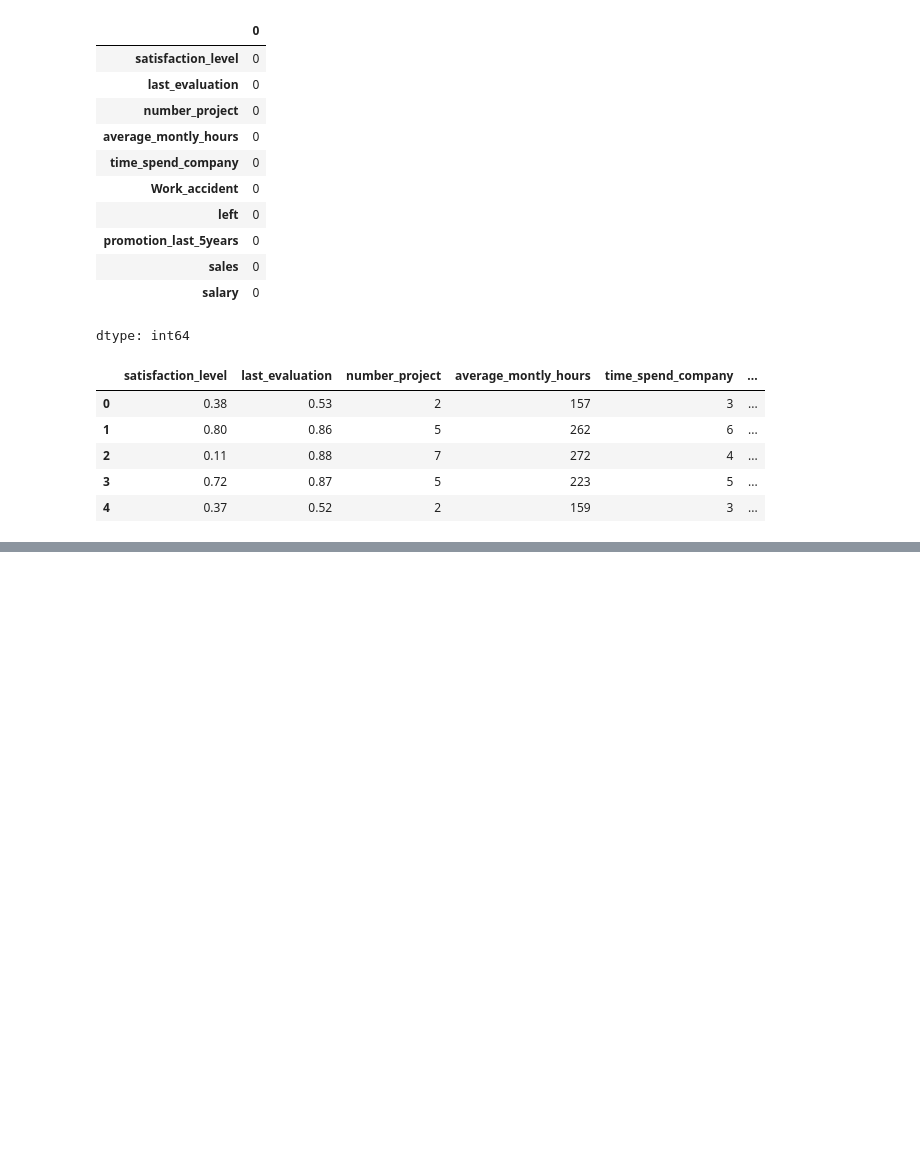
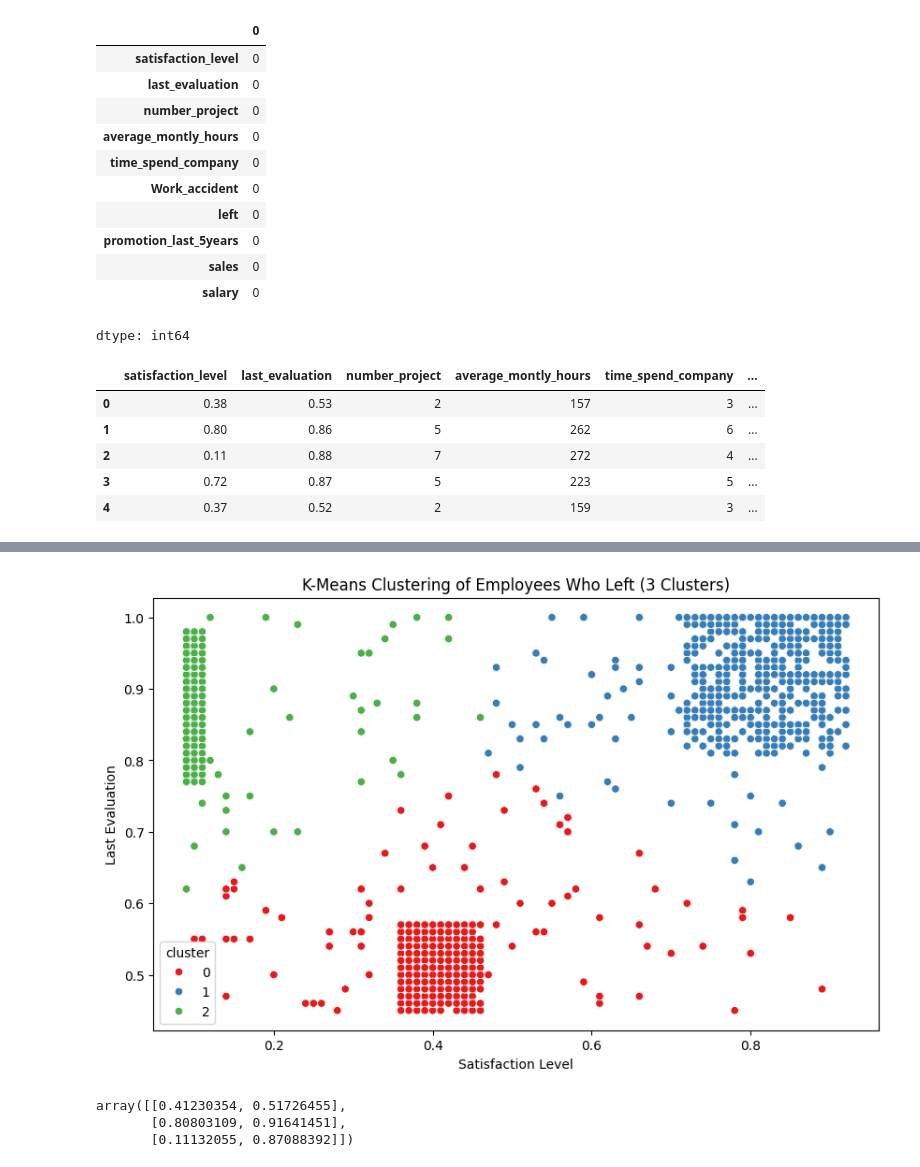
Before and after one commit to agarwalpratik/aiml, a Jupyter notebook: Employee_Turnover_Analytics.ipynb, the cells around one changed output, grey strips where cells are left out. Cells and saved outputs as stored; diff of their text form; code cells hidden in the pictures; blank space fills up the shorter version.

```diff
--- a/Employee_Turnover_Analytics.ipynb
+++ b/Employee_Turnover_Analytics.ipynb
@@ -65,0 +186,32 @@ data.head()
+# %%
+from sklearn.cluster import KMeans
+from sklearn.preprocessing import StandardScaler
+
+# 3.1 Select relevant columns: satisfaction_level, last_evaluation, and left
+data_left = data[data['left'] == 1][['satisfaction_level', 'last_evaluation']]
+
+# Scale the data for better clustering performance
+scaler = StandardScaler()
+data_left_scaled = scaler.fit_transform(data_left)
+
+# 3.2 Perform K-means clustering into 3 clusters
+kmeans = KMeans(n_clusters=3, random_state=42)
+data_left['cluster'] = kmeans.fit_predict(data_left_scaled)
+
+# Plot the clusters
+plt.figure(figsize=(10, 6))
+sns.scatterplot(x='satisfaction_level', y='last_evaluation', hue='cluster', palette='Set1', data=data_left)
+plt.title('K-Means Clustering of Employees Who Left (3 Clusters)')
+plt.xlabel('Satisfaction Level')
+plt.ylabel('Last Evaluation')
+plt.show()
+
+# Display the cluster centroids
+centroids = kmeans.cluster_centers_
+centroids_scaled = scaler.inverse_transform(centroids)
+centroids_scaled
+# %% [output]
+[figure, added]
+array([[0.41230354, 0.51726455],
+       [0.80803109, 0.91641451],
+       [0.11132055, 0.87088392]])
```
Also changed, not shown: parts of 12 cells of this notebook.
